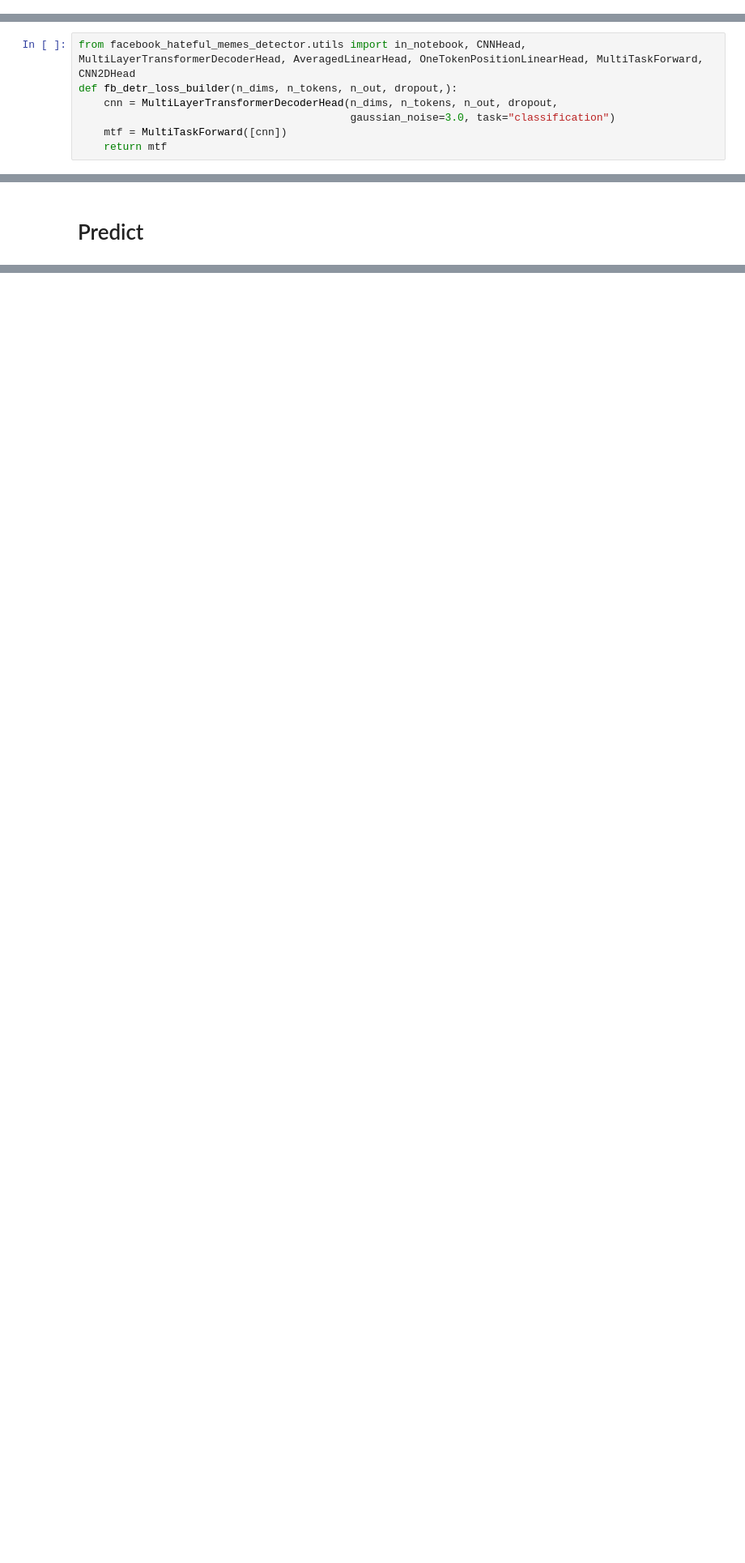
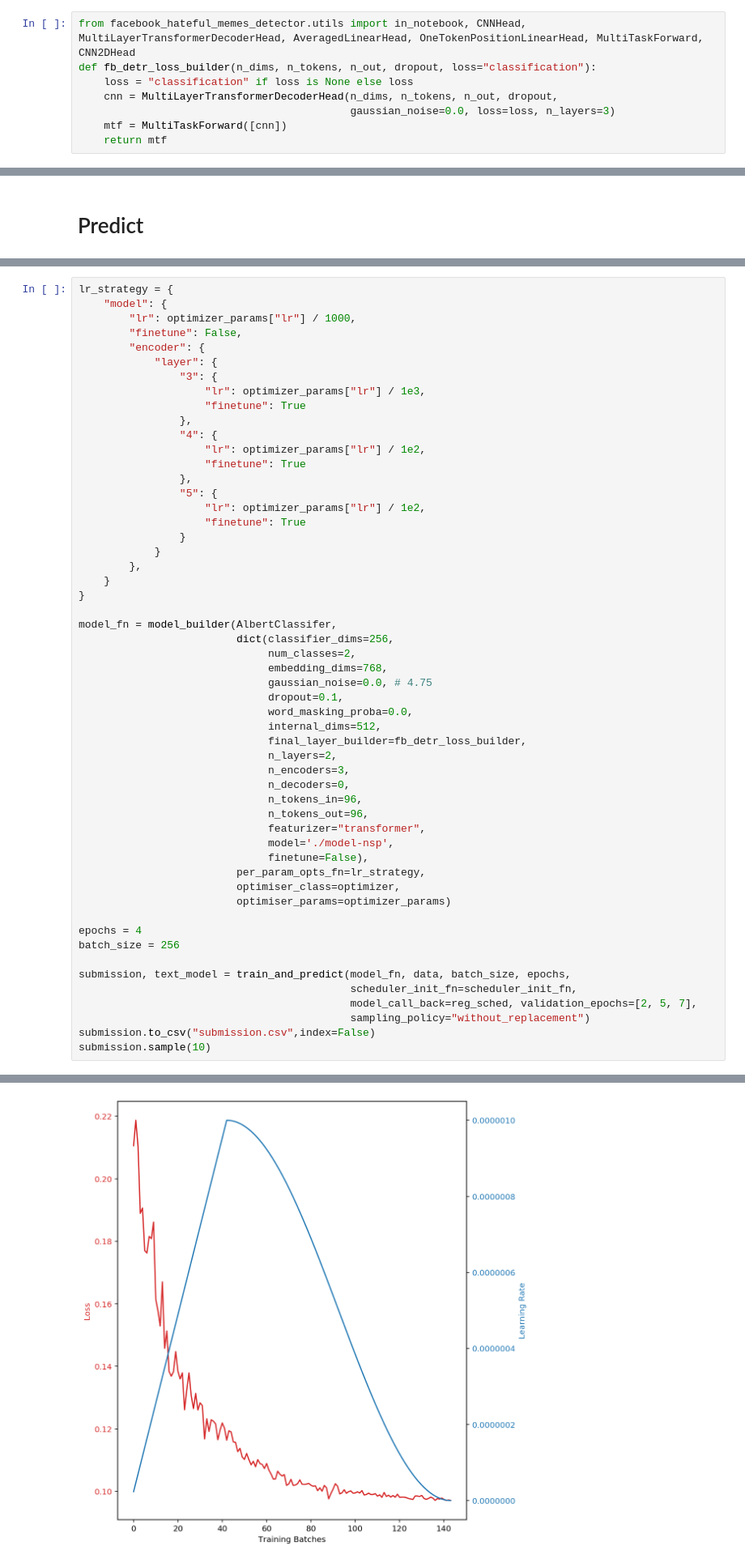
Before and after one commit to faizanahemad/facebook-hateful-memes, a Jupyter notebook: notebooks/Fasttext1DCNN.ipynb, the cells around one changed output, grey strips where cells are left out. Shown at 81% size. Drawn from its saved outputs; the diff is of its cells as text; blank space fills up the shorter version.

```diff
--- a/notebooks/Fasttext1DCNN.ipynb
+++ b/notebooks/Fasttext1DCNN.ipynb
@@ -157,3 +206,11 @@ augmentation_weights = {"None": 1.0}
+# %%
+from facebook_hateful_memes_detector.utils import in_notebook, CNNHead, MultiLayerTransformerDecoderHead, AveragedLinearHead, OneTokenPositionLinearHead, MultiTaskForward, CNN2DHead
+def fb_detr_loss_builder(n_dims, n_tokens, n_out, dropout, loss="classification"):
+    loss = "classification" if loss is None else loss
+    cnn = MultiLayerTransformerDecoderHead(n_dims, n_tokens, n_out, dropout,
+                                           gaussian_noise=0.0, loss=loss, n_layers=3)
+    mtf = MultiTaskForward([cnn])
+    return mtf
 # %% [markdown]
 # Fasttext 1D CNN
 # %% [markdown]
@@ -400,13 +457,6 @@ prfs
 # 0.0.760	0.745 (725	0.721) # 15m 41s
 # %% [markdown]
 ### DETR style Transformer layer
-# %%
-from facebook_hateful_memes_detector.utils import in_notebook, CNNHead, MultiLayerTransformerDecoderHead, AveragedLinearHead, OneTokenPositionLinearHead, MultiTaskForward, CNN2DHead
-def fb_detr_loss_builder(n_dims, n_tokens, n_out, dropout,):
-    cnn = MultiLayerTransformerDecoderHead(n_dims, n_tokens, n_out, dropout,
-                                           gaussian_noise=3.0, task="classification")
-    mtf = MultiTaskForward([cnn])
-    return mtf
 # %%
 epochs = 24
 batch_size = 256
@@ -1395,0 +1800,55 @@ Epoch =  48 Loss = 0.105645 LR = 0.00000000
+# %%
+lr_strategy = {
+    "model": {
+        "lr": optimizer_params["lr"] / 1000,
+        "finetune": False,
+        "encoder": {
+            "layer": {
+                "3": {
+                    "lr": optimizer_params["lr"] / 1e3,
+                    "finetune": True
+                },
+                "4": {
+                    "lr": optimizer_params["lr"] / 1e2,
+                    "finetune": True
+                },
+                "5": {
+                    "lr": optimizer_params["lr"] / 1e2,
+                    "finetune": True
+                }
+            }
+        },
+    }
+}
+
+model_fn = model_builder(AlbertClassifer,
+                         dict(classifier_dims=256,
+                              num_classes=2,
+                              embedding_dims=768,
+                              gaussian_noise=0.0, # 4.75
+                              dropout=0.1,
+                              word_masking_proba=0.0,
+                              internal_dims=512,
+                              final_layer_builder=fb_detr_loss_builder,
+                              n_layers=2,
+                              n_encoders=3,
+                              n_decoders=0,
+                              n_tokens_in=96,
+                              n_tokens_out=96,
+                              featurizer="transformer",
+                              model='./model-nsp',
+                              finetune=False),
+                         per_param_opts_fn=lr_strategy,
+                         optimiser_class=optimizer,
+                         optimiser_params=optimizer_params)
+
+epochs = 4
+batch_size = 256
+
+submission, text_model = train_and_predict(model_fn, data, batch_size, epochs,
+                                           scheduler_init_fn=scheduler_init_fn,
+                                           model_call_back=reg_sched, validation_epochs=[2, 5, 7],
+                                           sampling_policy="without_replacement")
+submission.to_csv("submission.csv",index=False)
+submission.sample(10)
+# %% [output]
@@ -1395,0 +1909 @@ Epoch =  48 Loss = 0.105645 LR = 0.00000000
+[figure, added]
```
Also changed, not shown: parts of 22 cells of this notebook, 1 other file.
